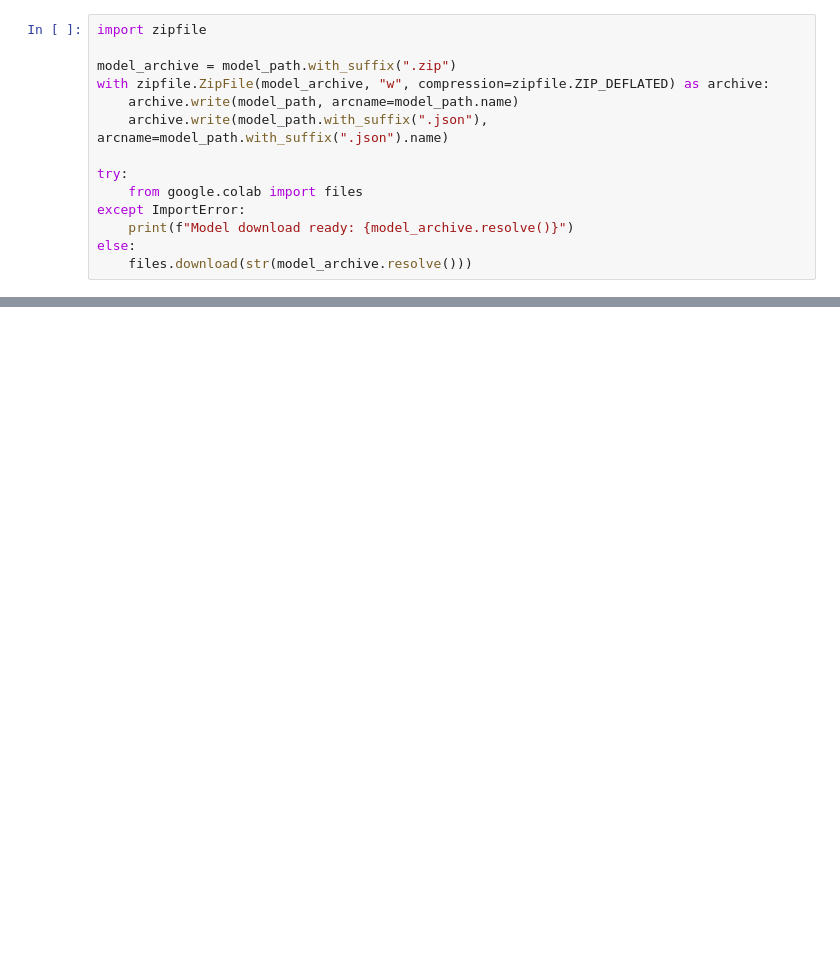
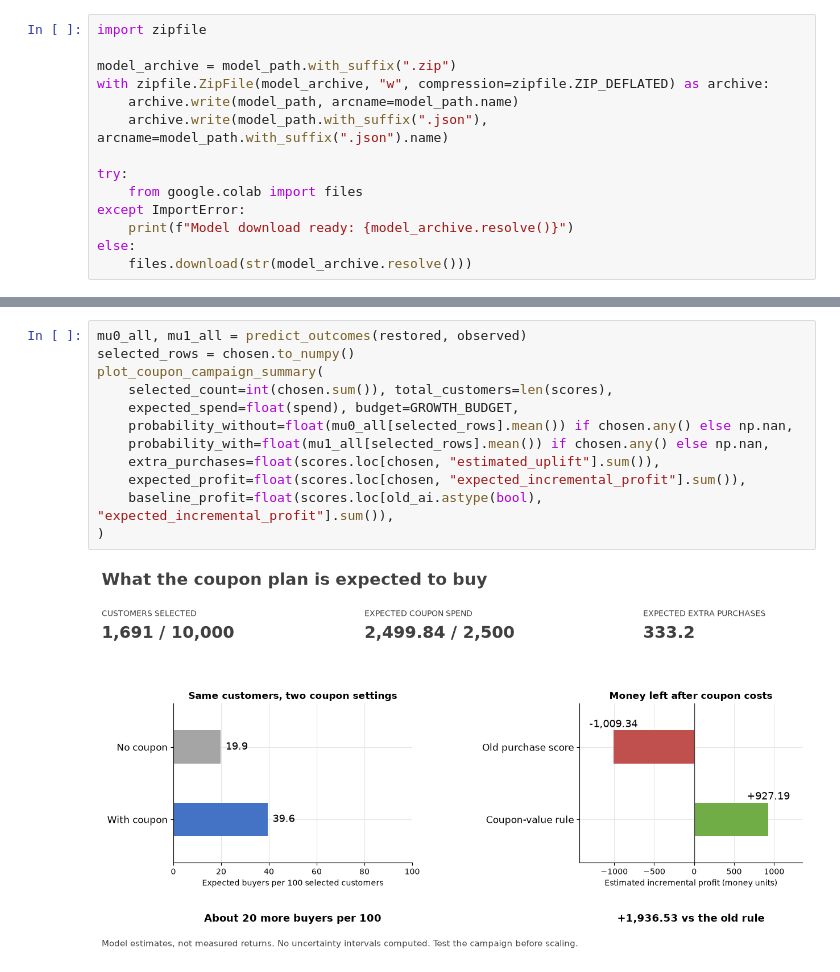
Before and after one commit to tjunjie1408/cafe_lab, a Jupyter notebook: solutions/workshop_answers.ipynb, the cells around one changed output, grey strips where cells are left out. Drawn from its saved outputs; the diff is of its cells as text; blank space fills up the shorter version.

Commit message:
feat(notebook): add guided lab explanations and coupon summaries

```diff
--- a/solutions/workshop_answers.ipynb
+++ b/solutions/workshop_answers.ipynb
@@ -489,0 +758,14 @@ else:
+# %%
+mu0_all, mu1_all = predict_outcomes(restored, observed)
+selected_rows = chosen.to_numpy()
+plot_coupon_campaign_summary(
+    selected_count=int(chosen.sum()), total_customers=len(scores),
+    expected_spend=float(spend), budget=GROWTH_BUDGET,
+    probability_without=float(mu0_all[selected_rows].mean()) if chosen.any() else np.nan,
+    probability_with=float(mu1_all[selected_rows].mean()) if chosen.any() else np.nan,
+    extra_purchases=float(scores.loc[chosen, "estimated_uplift"].sum()),
+    expected_profit=float(scores.loc[chosen, "expected_incremental_profit"].sum()),
+    baseline_profit=float(scores.loc[old_ai.astype(bool), "expected_incremental_profit"].sum()),
+)
+# %% [output]
+[figure, added]
```
Also changed, not shown: parts of 75 cells of this notebook, 6 other files.
